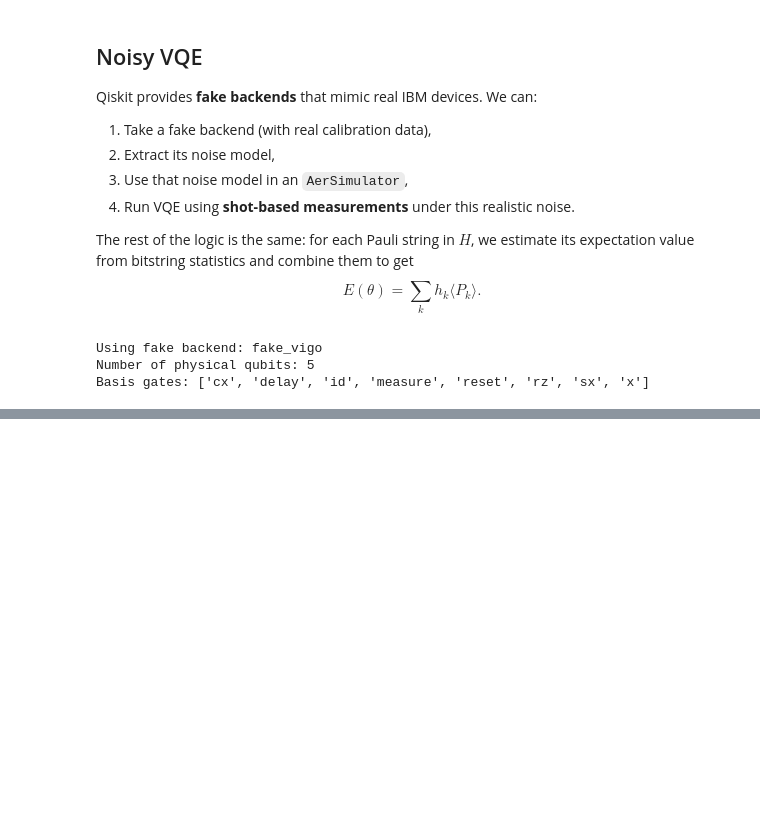
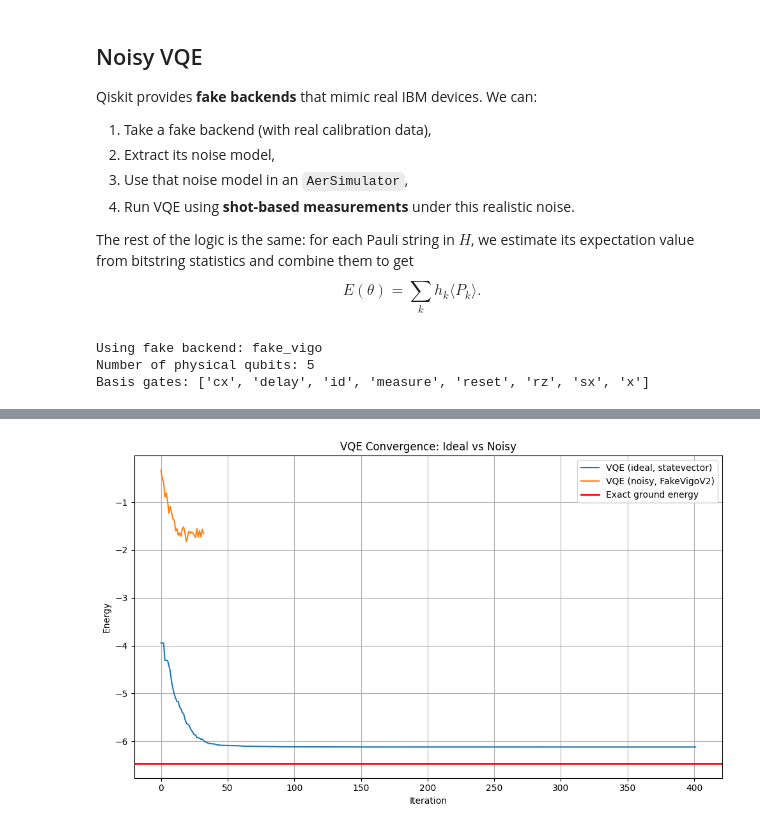
Before and after one commit to misha-ir/quantum-simulation-and-noise-analysis, a Jupyter notebook: phase_three.ipynb, the cells around one changed output, grey strips where cells are left out. Saved outputs shown, nothing was run; the diff lists cells and outputs as text; code cells hidden in the pictures; blank space fills up the shorter version.

```diff
--- a/phase_three.ipynb
+++ b/phase_three.ipynb
@@ -26,6 +26,9 @@ np.random.seed(16)
 NUM_QUBITS = 4
 J_COUPLING = 1.0
 
+def num_params_for_depth(depth, num_qubits=NUM_QUBITS):
+    return num_qubits * depth
+
 print(f"Using {NUM_QUBITS}-qubit Heisenberg chain with J = {J_COUPLING}")
 # %% [output]
 Using 4-qubit Heisenberg chain with J = 1.0
@@ -284,20 +287,20 @@ Later, we will replace this with a **noisy / shot-based** version.
 # Choose the ansatz depth
 DEPTH = 2
 
-def prepare_state(params):
+def prepare_state(depth, params):
 
     params = np.asarray(params, dtype=float)
 
-    circuit = build_ansatz(NUM_QUBITS, DEPTH, params)
+    circuit = build_ansatz(NUM_QUBITS, depth, params)
 
     state = Statevector.from_instruction(circuit)
 
     return state
 
 # Cost function: energy expectation value
-def energy_expectation(params):
+def energy_expectation(depth, params):
 
-    state = prepare_state(params)
+    state = prepare_state(depth, params)
 
     psi = state.data
 
@@ -308,8 +311,8 @@ def energy_expectation(params):
 
 
 # Test
-theta_test = np.random.uniform(0, 2*np.pi, NUM_QUBITS * DEPTH)
-E_test = energy_expectation(theta_test)
+theta_test = np.random.uniform(0, 2*np.pi, num_params_for_depth(DEPTH))
+E_test = energy_expectation(DEPTH, theta_test)
 print("Energy for random parameters:", E_test)
 # %% [output]
 Energy for random parameters: -0.847081300076668
@@ -395,6 +383,8 @@ This tells us that our chosen ansatz is **not expressive enough** to perfectly c
 the true ground state for this model and system size. Later, we will briefly compare
 different ansatz depths to see how this affects the final energy.
 # %%
+opt_res_ideal, energy_history, E_vqe_final = run_noiseless_vqe(depth=2)
+
 print("<<< Noiseless VQE Overview >>>")
 print(f"Number of qubits:           {NUM_QUBITS}")
 print(f"Ansatz depth (layers):      {DEPTH}")
@@ -474,0 +649,65 @@ Basis gates: ['cx', 'delay', 'id', 'measure', 'reset', 'rz', 'sx', 'x']
+# %%
+result_noisy, energy_history_noisy, E_vqe_noisy_final = run_vqe_noisy(depth=2, maxiter=60)
+
+print(f"Number of ideal iterations: {len(energy_history)}")
+print(f"Number of noisy iterations: {len(energy_history_noisy)}")
+
+plt.figure(figsize=(10, 6))
+
+# Plot ideal VQE curve
+plt.plot(energy_history, label="VQE (ideal, statevector)")
+
+# Plot noisy VQE curve
+plt.plot(energy_history_noisy, label="VQE (noisy, FakeVigoV2)")
+
+# Exact energy as a horizontal line
+plt.axhline(E_exact, color="red", linewidth=2, label="Exact ground energy")
+
+plt.xlabel("Iteration")
+plt.ylabel("Energy")
+plt.title("VQE Convergence: Ideal vs Noisy")
+plt.grid(True)
+plt.legend()
+plt.tight_layout()
+plt.show()
+
+
+iters_ideal = np.arange(len(energy_history))
+iters_noisy = np.arange(len(energy_history_noisy))
+
+plt.figure(figsize=(10, 6))
+
+# Only plot ideal for the same number of iterations as noisy
+cut = len(energy_history_noisy)
+plt.plot(iters_ideal[:cut], energy_history[:cut],
+         label="VQE (ideal, statevector)")
+
+plt.plot(iters_noisy, energy_history_noisy,
+         label="VQE (noisy, FakeVigoV2)")
+
+plt.axhline(E_exact, color="red", linewidth=2, label="Exact ground energy")
+
+plt.xlabel("Iteration")
+plt.ylabel("Energy")
+plt.title("VQE Convergence (Zoomed to Noisy Iterations)")
+plt.grid(True)
+plt.legend()
+plt.tight_layout()
+plt.show()
+
+
+print("\n<<< Energy Comparison >>>")
+print(f"Exact ground energy:        {E_exact:.6f}")
+print(f"Ideal VQE energy (depth 2): {E_vqe_final:.6f}")
+print(f"Noisy VQE energy:           {E_vqe_noisy_final:.6f}")
+
+err_ideal = abs(E_vqe_final - E_exact)
+err_noisy = abs(E_vqe_noisy_final - E_exact)
+
+print(f"\nAbsolute error (ideal):     {err_ideal:.6f}")
+print(f"Absolute error (noisy):     {err_noisy:.6f}")
+
+if abs(E_exact) > 1e-8:
+    print(f"Relative error (ideal):     {100 * err_ideal / abs(E_exact):.2f}%")
+    print(f"Relative error (noisy):     {100 * err_noisy / abs(E_exact):.2f}%")
+# %% [output]
@@ -474,0 +716 @@ Basis gates: ['cx', 'delay', 'id', 'measure', 'reset', 'rz', 'sx', 'x']
+[figure, added]
```
Also changed, not shown: parts of 12 cells of this notebook, 2 other files.
